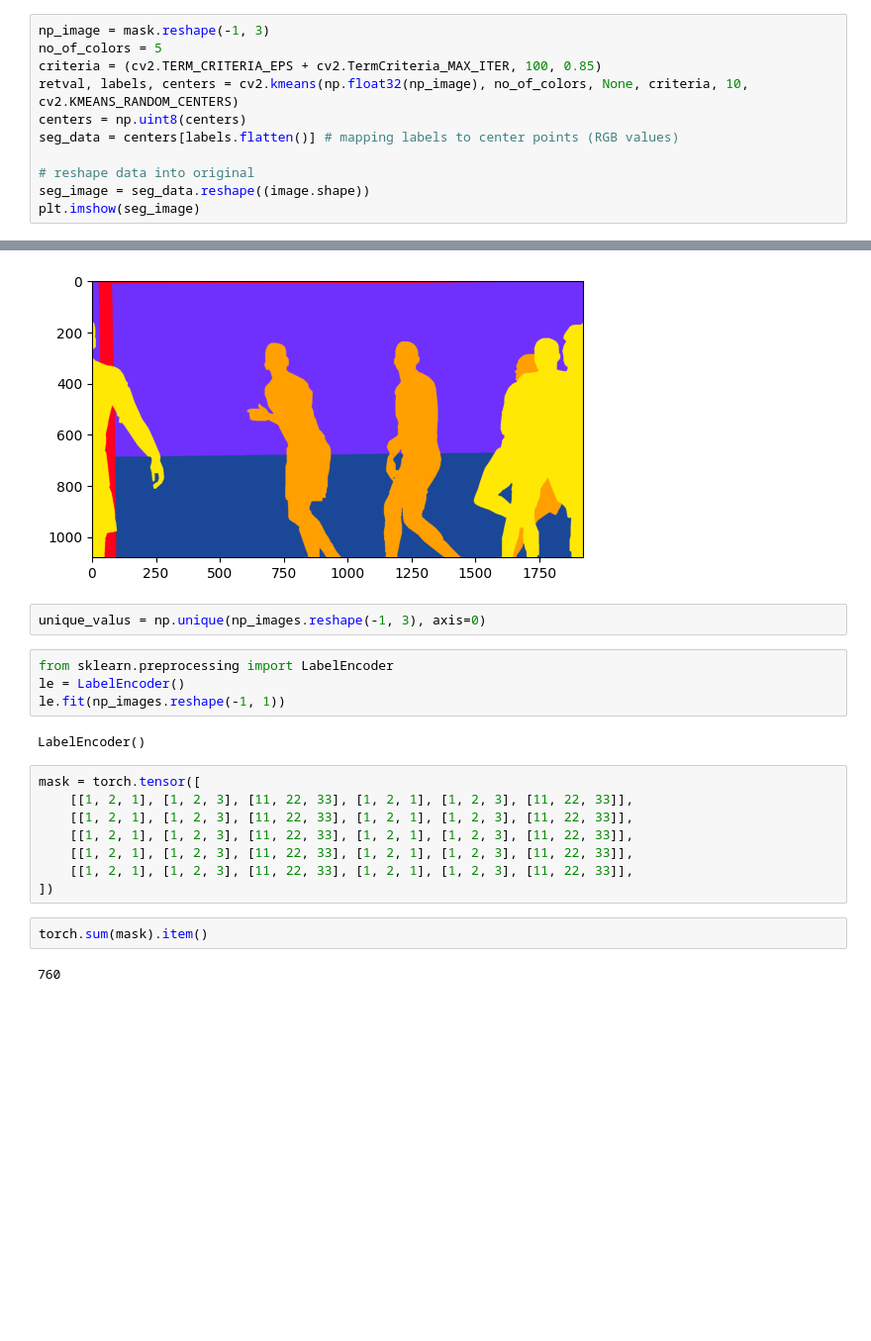
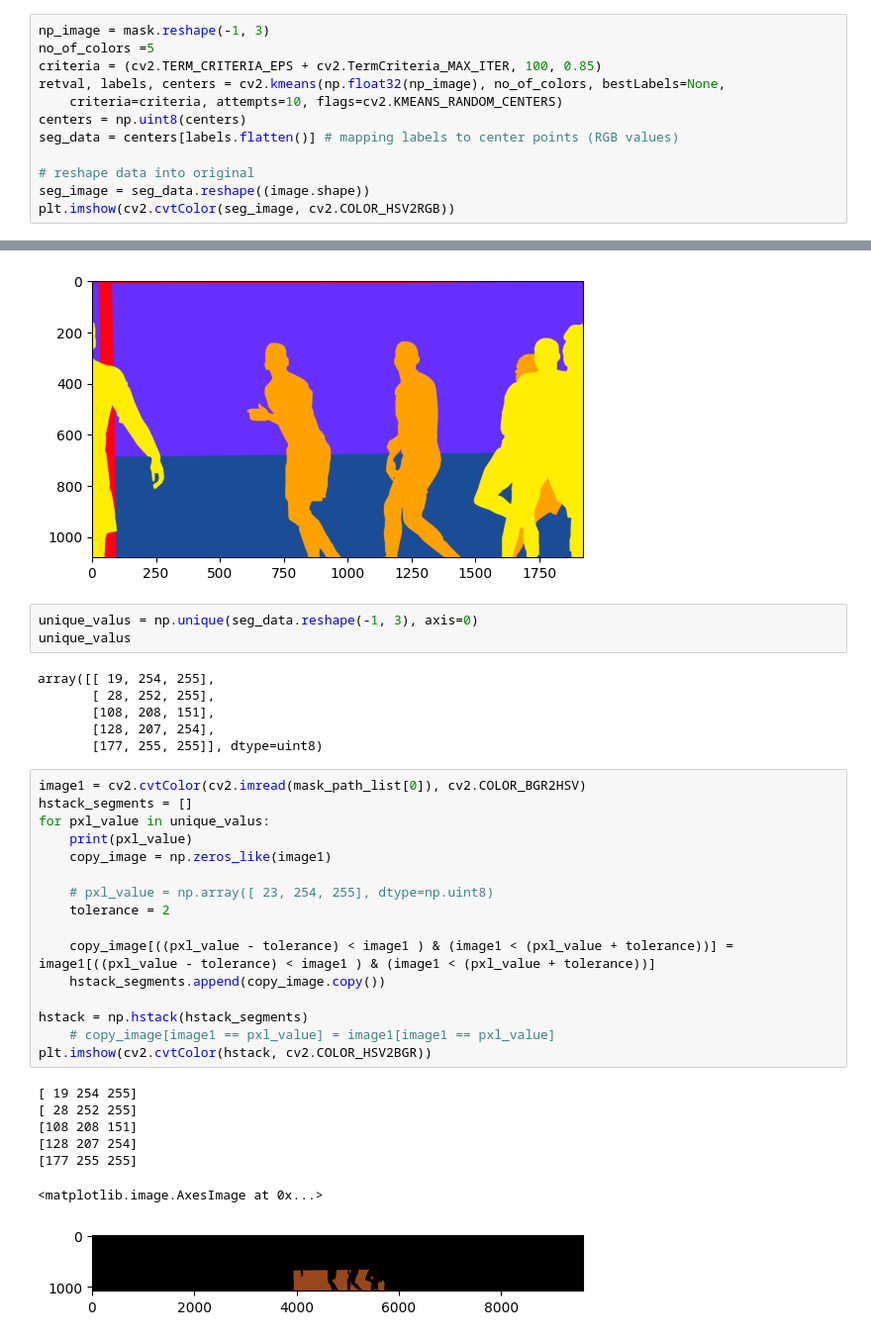
Before and after one commit to riderman10000/segmentation-exp, a Jupyter notebook: data_analysis.ipynb, the cells around one changed output, grey strips where cells are left out. Shown: that part at 99% size. Cells and saved outputs as stored; diff of their text form; blank space fills up the shorter version.

```diff
--- a/data_analysis.ipynb
+++ b/data_analysis.ipynb
@@ -39,36 +104,50 @@ plt.imshow(np.hstack([image,mask]) )
 # %%
 np_image = mask.reshape(-1, 3)
-no_of_colors = 5
+no_of_colors =5
 criteria = (cv2.TERM_CRITERIA_EPS + cv2.TermCriteria_MAX_ITER, 100, 0.85)
-retval, labels, centers = cv2.kmeans(np.float32(np_image), no_of_colors, None, criteria, 10, cv2.KMEANS_RANDOM_CENTERS)
+retval, labels, centers = cv2.kmeans(np.float32(np_image), no_of_colors, bestLabels=None,
+    criteria=criteria, attempts=10, flags=cv2.KMEANS_RANDOM_CENTERS)
 centers = np.uint8(centers)
 seg_data = centers[labels.flatten()] # mapping labels to center points (RGB values)
 
 # reshape data into original
 seg_image = seg_data.reshape((image.shape))
-plt.imshow(seg_image)
+plt.imshow(cv2.cvtColor(seg_image, cv2.COLOR_HSV2RGB))
 # %% [output]
 <matplotlib.image.AxesImage at 0x...>
 [figure]
 # %%
-unique_valus = np.unique(np_images.reshape(-1, 3), axis=0)
+unique_valus = np.unique(seg_data.reshape(-1, 3), axis=0)
+unique_valus
+# %% [output]
+array([[ 19, 254, 255],
+       [ 28, 252, 255],
+       [108, 208, 151],
+       [128, 207, 254],
+       [177, 255, 255]], dtype=uint8)
-# %%
-from sklearn.preprocessing import LabelEncoder
-le = LabelEncoder()
-le.fit(np_images.reshape(-1, 1))
-# %% [output]
-LabelEncoder()
-# %%
-mask = torch.tensor([
-    [[1, 2, 1], [1, 2, 3], [11, 22, 33], [1, 2, 1], [1, 2, 3], [11, 22, 33]],
-    [[1, 2, 1], [1, 2, 3], [11, 22, 33], [1, 2, 1], [1, 2, 3], [11, 22, 33]],
-    [[1, 2, 1], [1, 2, 3], [11, 22, 33], [1, 2, 1], [1, 2, 3], [11, 22, 33]],
-    [[1, 2, 1], [1, 2, 3], [11, 22, 33], [1, 2, 1], [1, 2, 3], [11, 22, 33]],
-    [[1, 2, 1], [1, 2, 3], [11, 22, 33], [1, 2, 1], [1, 2, 3], [11, 22, 33]],
-])
-# %%
-torch.sum(mask).item()
-# %% [output]
-760
+# %%
+image1 = cv2.cvtColor(cv2.imread(mask_path_list[0]), cv2.COLOR_BGR2HSV)
+hstack_segments = []
+for pxl_value in unique_valus:
+    print(pxl_value)
+    copy_image = np.zeros_like(image1)
+
+    # pxl_value = np.array([ 23, 254, 255], dtype=np.uint8)
+    tolerance = 2
+
+    copy_image[((pxl_value - tolerance) < image1 ) & (image1 < (pxl_value + tolerance))] = image1[((pxl_value - tolerance) < image1 ) & (image1 < (pxl_value + tolerance))]
+    hstack_segments.append(copy_image.copy())
+
+hstack = np.hstack(hstack_segments)
+    # copy_image[image1 == pxl_value] = image1[image1 == pxl_value]
+plt.imshow(cv2.cvtColor(hstack, cv2.COLOR_HSV2BGR))
+# %% [output]
+[ 19 254 255]
+[ 28 252 255]
+[108 208 151]
+[128 207 254]
+[177 255 255]
+<matplotlib.image.AxesImage at 0x...>
+[figure, added]
 # %%
 # %% [output]
```
Also changed, not shown: parts of 12 cells of this notebook, 4 other files.
